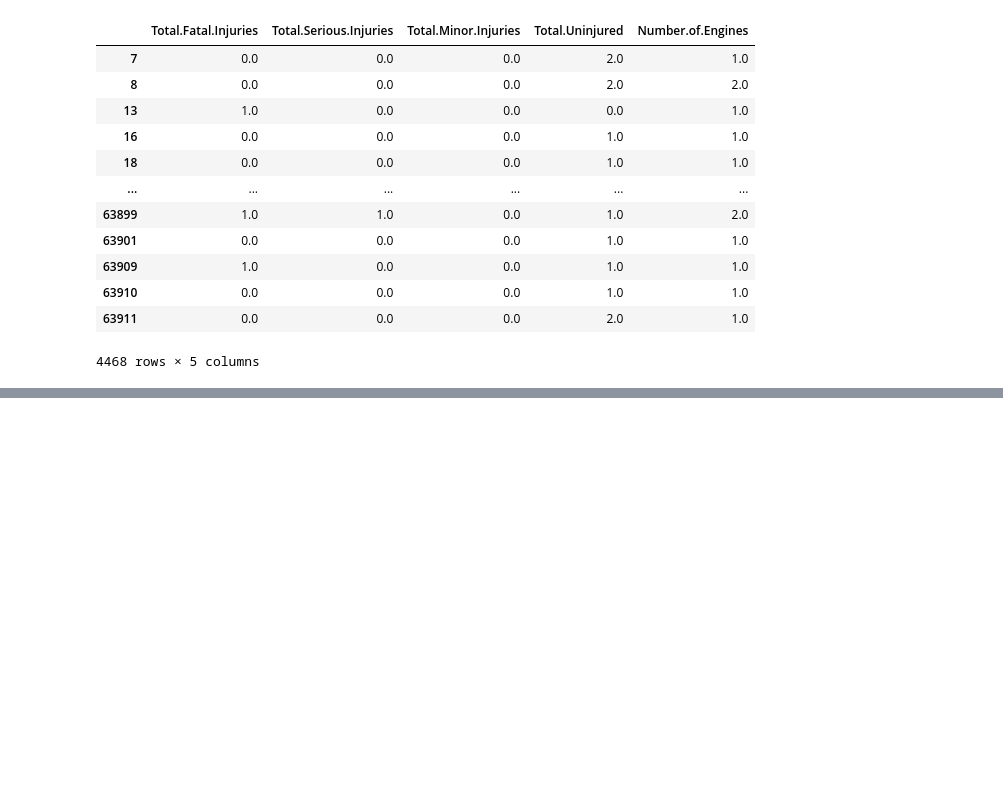
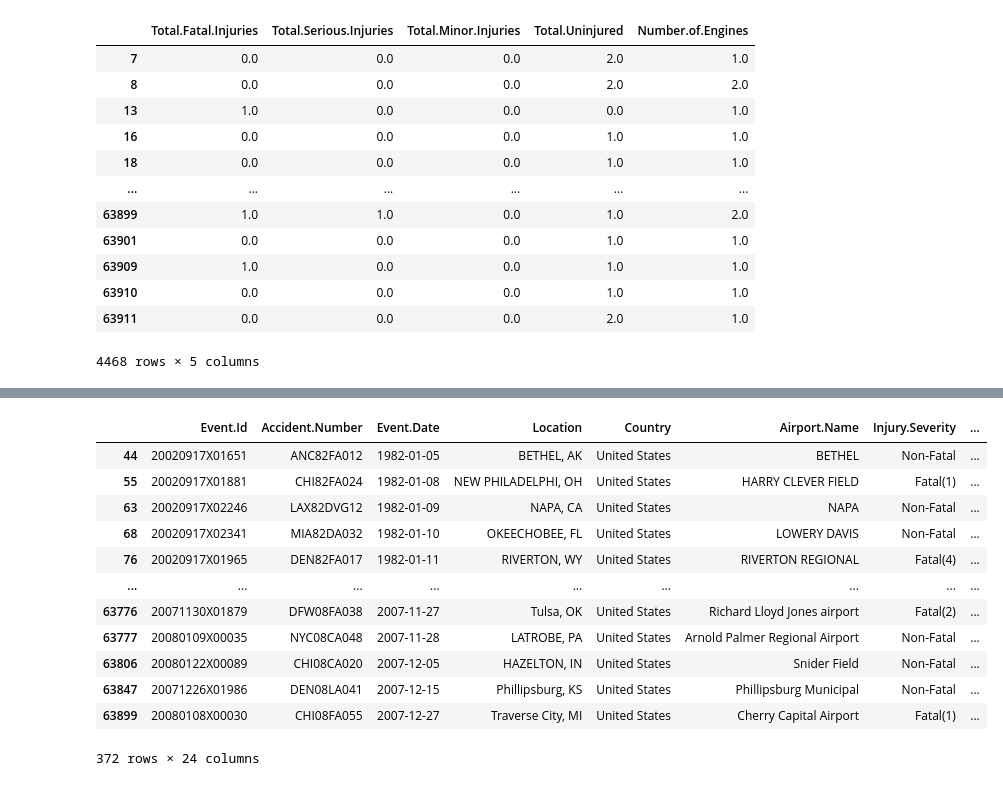
Before and after one commit to Jayrikers/dsc-phase-1-project-v3, a Jupyter notebook: student.ipynb, the cells around one changed output, grey strips where cells are left out. Drawn from its saved outputs; the diff is of its cells as text; code cells hidden in the pictures; blank space fills up the shorter version.

Commit message:
handling of missing values and outliers

```diff
--- a/student.ipynb
+++ b/student.ipynb
@@ -298,0 +272,20 @@ dtype: int64
+# %%
+Q1 = df['Total.Serious.Injuries'].quantile(0.25)
+Q3 = df['Total.Serious.Injuries'].quantile(0.75)
+IQR = Q3 - Q1
+outliers= df[(df['Total.Serious.Injuries']<(Q1 - 1.5 * IQR)) | (df['Total.Serious.Injuries']>(Q3 - 1.5 * IQR))]
+outliers
+# %% [output]
+|  | Event.Id | Accident.Number | Event.Date | Location | Country | Airport.Name | Injury.Severity | ... |
+| 44 | 20020917X01651 | ANC82FA012 | 1982-01-05 | BETHEL, AK | United States | BETHEL | Non-Fatal | ... |
+| 55 | 20020917X01881 | CHI82FA024 | 1982-01-08 | NEW PHILADELPHI, OH | United States | HARRY CLEVER FIELD | Fatal(1) | ... |
+| 63 | 20020917X02246 | LAX82DVG12 | 1982-01-09 | NAPA, CA | United States | NAPA | Non-Fatal | ... |
+| 68 | 20020917X02341 | MIA82DA032 | 1982-01-10 | OKEECHOBEE, FL | United States | LOWERY DAVIS | Non-Fatal | ... |
+| 76 | 20020917X01965 | DEN82FA017 | 1982-01-11 | RIVERTON, WY | United States | RIVERTON REGIONAL | Fatal(4) | ... |
+| ... | ... | ... | ... | ... | ... | ... | ... | ... |
+| 63776 | 20071130X01879 | DFW08FA038 | 2007-11-27 | Tulsa, OK | United States | Richard Lloyd Jones airport | Fatal(2) | ... |
+| 63777 | 20080109X00035 | NYC08CA048 | 2007-11-28 | LATROBE, PA | United States | Arnold Palmer Regional Airport | Non-Fatal | ... |
+| 63806 | 20080122X00089 | CHI08CA020 | 2007-12-05 | HAZELTON, IN | United States | Snider Field | Non-Fatal | ... |
+| 63847 | 20071226X01986 | DEN08LA041 | 2007-12-15 | Phillipsburg, KS | United States | Phillipsburg Municipal | Non-Fatal | ... |
+| 63899 | 20080108X00030 | CHI08FA055 | 2007-12-27 | Traverse City, MI | United States | Cherry Capital Airport | Fatal(1) | ... |
+372 rows × 24 columns
```
Also changed, not shown: parts of 29 cells of this notebook.
